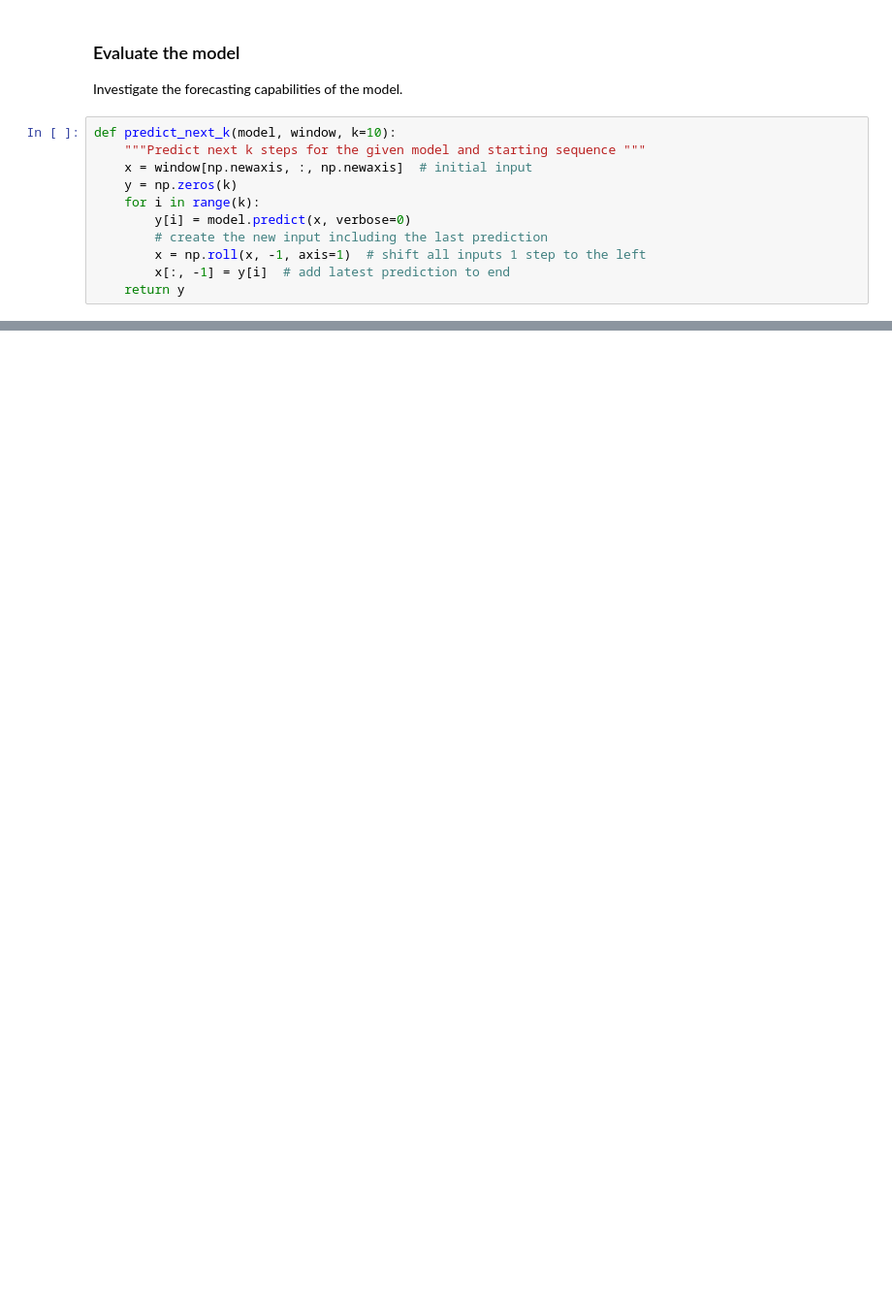
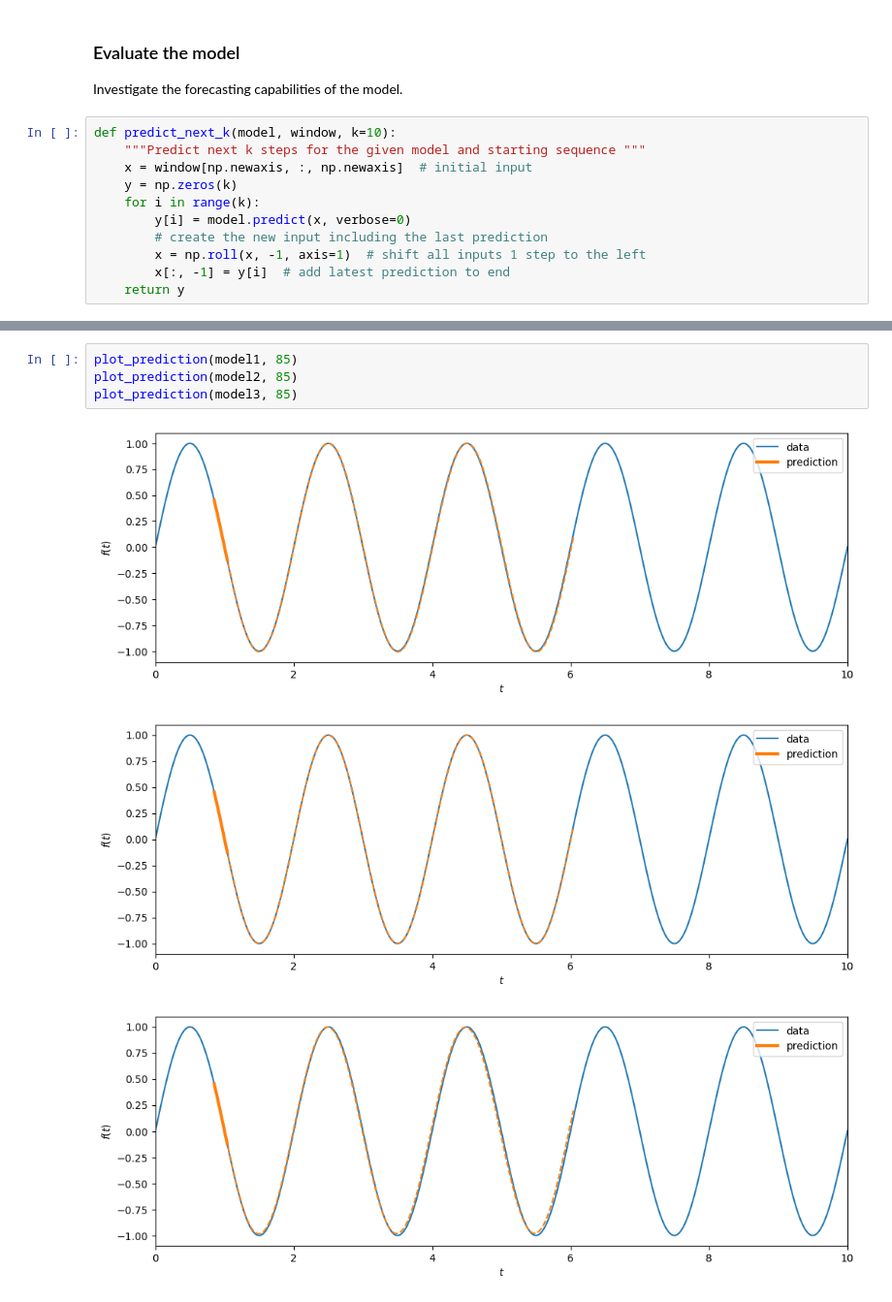
Before and after one commit to adrian-sica/ADL2025_exercises, a Jupyter notebook: Exercise8p1/Exercise_8_1_sine_wave_forecasting.ipynb, the cells around one changed output, grey strips where cells are left out. Shown: that part at 97% size. Cells and saved outputs as stored; diff of their text form; blank space fills up the shorter version.

```diff
--- a/Exercise8p1/Exercise_8_1_sine_wave_forecasting.ipynb
+++ b/Exercise8p1/Exercise_8_1_sine_wave_forecasting.ipynb
@@ -167,0 +228,8 @@ plot_prediction(115)
+# %%
+plot_prediction(model1, 85)
+plot_prediction(model2, 85)
+plot_prediction(model3, 85)
+# %% [output]
+[figure, added]
+[figure, added]
+[figure, added]
```
Also changed, not shown: parts of 13 cells of this notebook.
